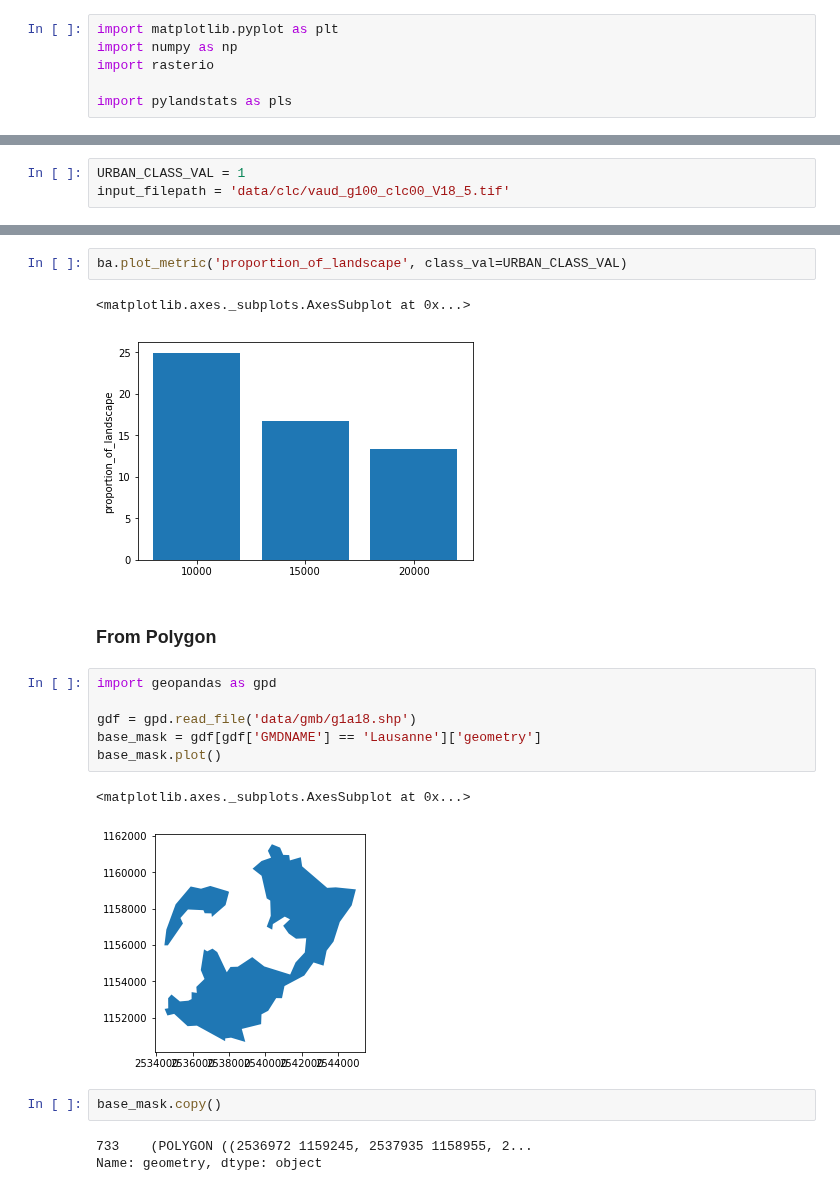
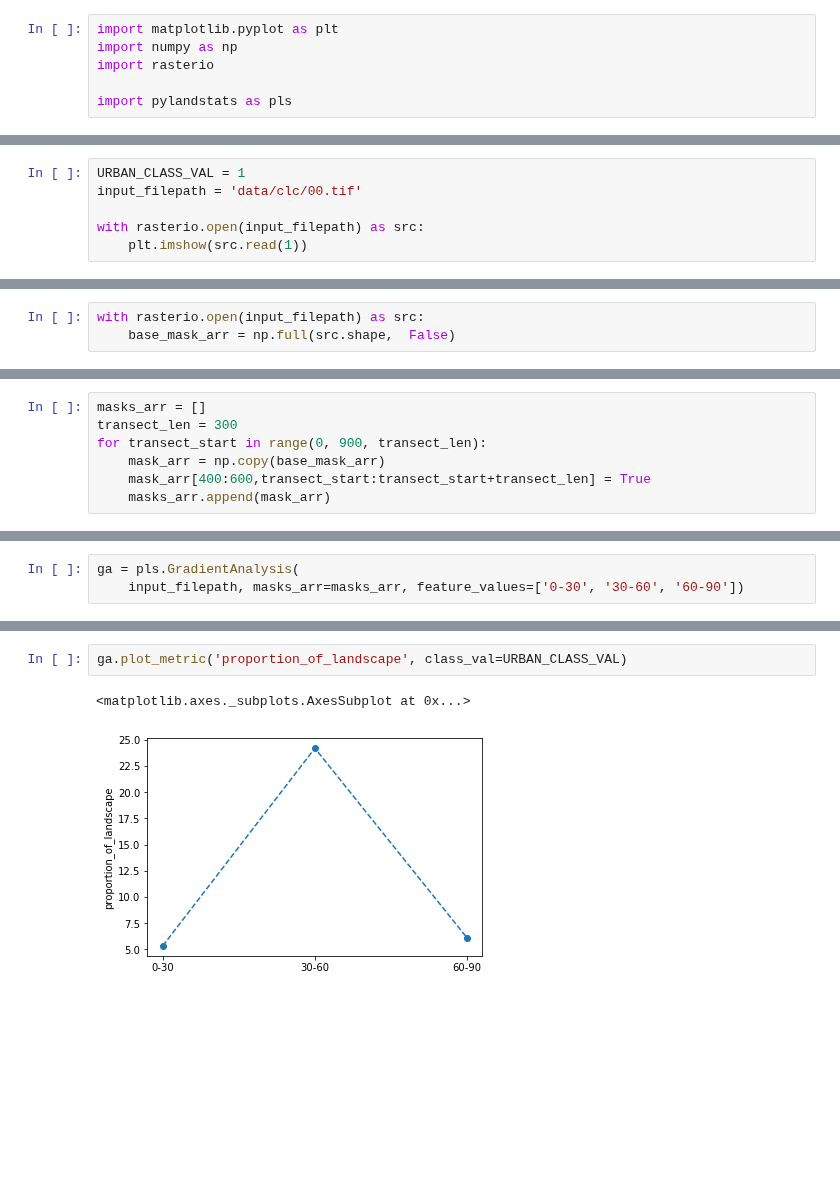
Before and after one commit to martibosch/pylandstats-notebooks, a Jupyter notebook: gradient-analysis.ipynb, the cells around one changed output, grey strips where cells are left out. Saved outputs shown, nothing was run; the diff lists cells and outputs as text; blank space fills up the shorter version.

Commit message:
updated overview notebook; added gradient analysis notebook

```diff
--- a/gradient-analysis.ipynb
+++ b/gradient-analysis.ipynb
@@ -9,3 +13,6 @@ import pylandstats as pls
 # %%
 URBAN_CLASS_VAL = 1
-input_filepath = 'data/clc/vaud_g100_clc00_V18_5.tif'
+input_filepath = 'data/clc/00.tif'
+
+with rasterio.open(input_filepath) as src:
+    plt.imshow(src.read(1))
@@ -61,0 +149,3 @@ ba = pls.BufferAnalysis(input_filepath, base_mask, [10000, 15000, 20000], base_m
+# %%
+with rasterio.open(input_filepath) as src:
+    base_mask_arr = np.full(src.shape,  False)
@@ -61,0 +154,7 @@ ba = pls.BufferAnalysis(input_filepath, base_mask, [10000, 15000, 20000], base_m
+# %%
+masks_arr = []
+transect_len = 300
+for transect_start in range(0, 900, transect_len):
+    mask_arr = np.copy(base_mask_arr)
+    mask_arr[400:600,transect_start:transect_start+transect_len] = True
+    masks_arr.append(mask_arr)
@@ -62 +176,4 @@ ba = pls.BufferAnalysis(input_filepath, base_mask, [10000, 15000, 20000], base_m
+# %%
+ga = pls.GradientAnalysis(
+    input_filepath, masks_arr=masks_arr, feature_values=['0-30', '30-60', '60-90'])
 # %%
@@ -71,21 +199,5 @@ ba.plot_landscapes()
 # %%
-ba.plot_metric('proportion_of_landscape', class_val=URBAN_CLASS_VAL)
+ga.plot_metric('proportion_of_landscape', class_val=URBAN_CLASS_VAL)
 # %% [output]
 <matplotlib.axes._subplots.AxesSubplot at 0x...>
-[figure, old version]
+[figure, new version]
-# %% [markdown]
-### From Polygon
-# %%
-import geopandas as gpd
-
-gdf = gpd.read_file('data/gmb/g1a18.shp')
-base_mask = gdf[gdf['GMDNAME'] == 'Lausanne']['geometry']
-base_mask.plot()
-# %% [output]
-<matplotlib.axes._subplots.AxesSubplot at 0x...>
-[figure, removed]
-# %%
-base_mask.copy()
-# %% [output]
-733    (POLYGON ((2536972 1159245, 2537935 1158955, 2...
-Name: geometry, dtype: object
```
Also changed, not shown: parts of 61 cells of this notebook, 1 other file.
